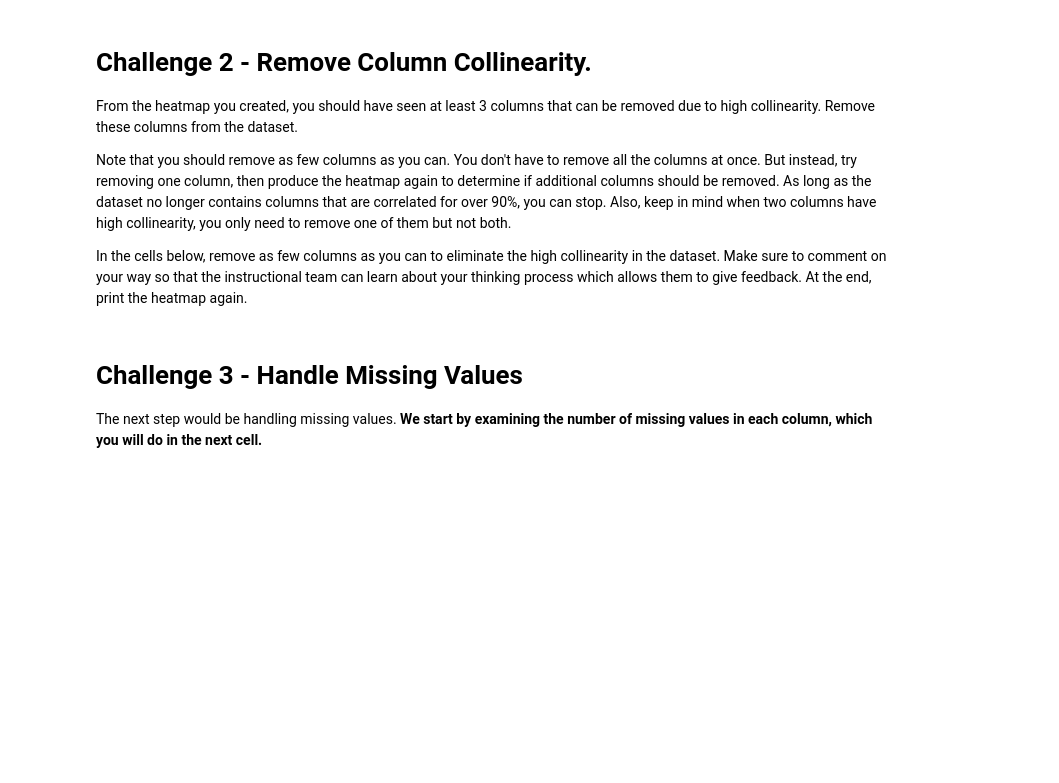
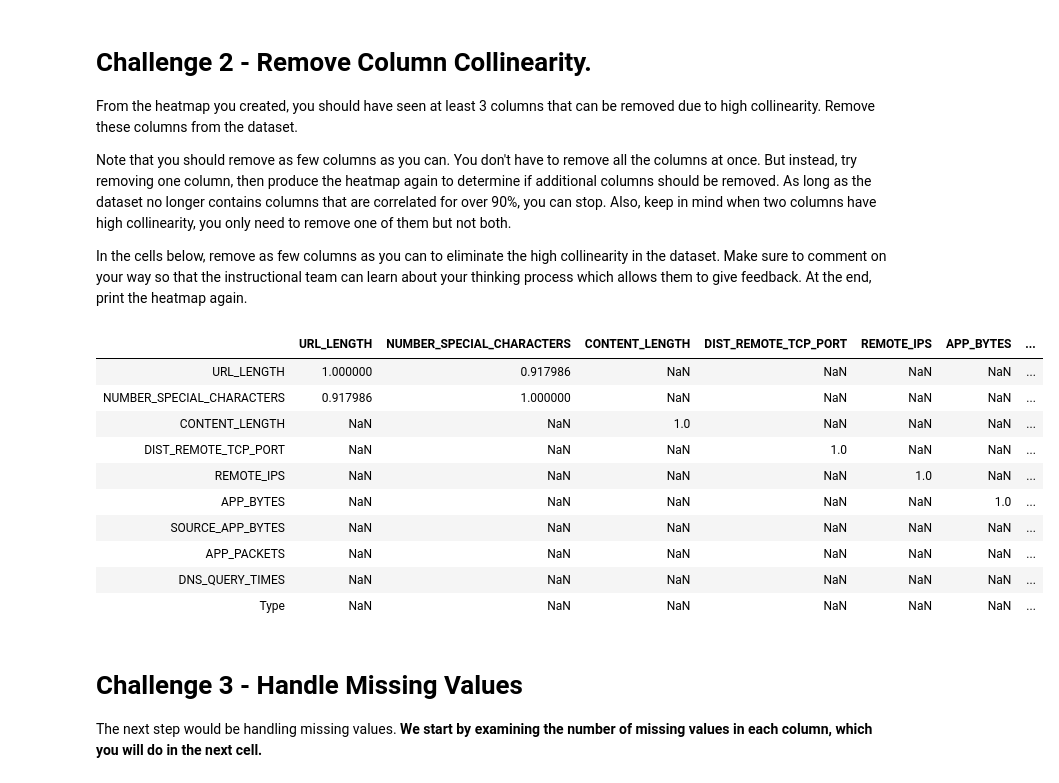
Before and after one commit to ta-data-lis/lab-supervised-learning, a Jupyter notebook: your-code/main.ipynb, the cells around one changed output. Saved outputs shown, nothing was run; the diff lists cells and outputs as text; code cells hidden in the pictures; blank space fills up the shorter version.

```diff
--- a/your-code/main.ipynb
+++ b/your-code/main.ipynb
@@ -70,0 +125,6 @@ In the cells below, remove as few columns as you can to eliminate the high colli
+# %%
+websites.drop(columns=['SOURCE_APP_PACKETS'], axis=1, inplace=True)
+# %%
+websites.drop(columns=['REMOTE_APP_BYTES'], axis=1, inplace=True)
+# %%
+websites.drop(columns=['REMOTE_APP_PACKETS'], axis=1, inplace=True)
@@ -71,3 +133,18 @@ In the cells below, remove as few columns as you can to eliminate the high colli
+# %%
+corr = websites.corr()
+corr[corr.iloc[:,:]>0.9]
+# %% [output]
+|  | URL_LENGTH | NUMBER_SPECIAL_CHARACTERS | CONTENT_LENGTH | DIST_REMOTE_TCP_PORT | REMOTE_IPS | APP_BYTES | ... |
+| URL_LENGTH | 1.000000 | 0.917986 | NaN | NaN | NaN | NaN | ... |
+| NUMBER_SPECIAL_CHARACTERS | 0.917986 | 1.000000 | NaN | NaN | NaN | NaN | ... |
+| CONTENT_LENGTH | NaN | NaN | 1.0 | NaN | NaN | NaN | ... |
+| DIST_REMOTE_TCP_PORT | NaN | NaN | NaN | 1.0 | NaN | NaN | ... |
+| REMOTE_IPS | NaN | NaN | NaN | NaN | 1.0 | NaN | ... |
+| APP_BYTES | NaN | NaN | NaN | NaN | NaN | 1.0 | ... |
+| SOURCE_APP_BYTES | NaN | NaN | NaN | NaN | NaN | NaN | ... |
+| APP_PACKETS | NaN | NaN | NaN | NaN | NaN | NaN | ... |
+| DNS_QUERY_TIMES | NaN | NaN | NaN | NaN | NaN | NaN | ... |
+| Type | NaN | NaN | NaN | NaN | NaN | NaN | ... |
 # %% [markdown]
 # Challenge 3 - Handle Missing Values
 
```
Also changed, not shown: parts of 78 cells of this notebook, 1 other file.
